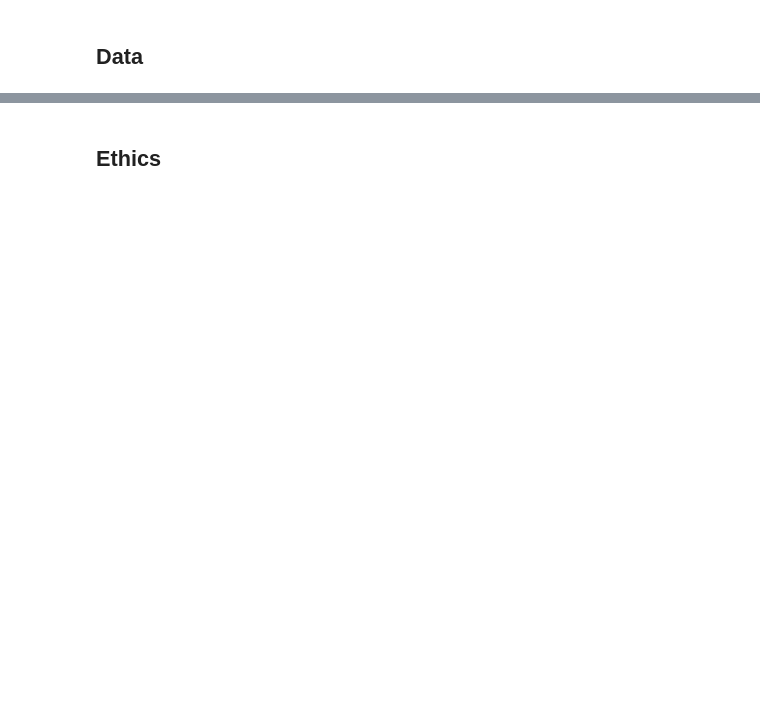
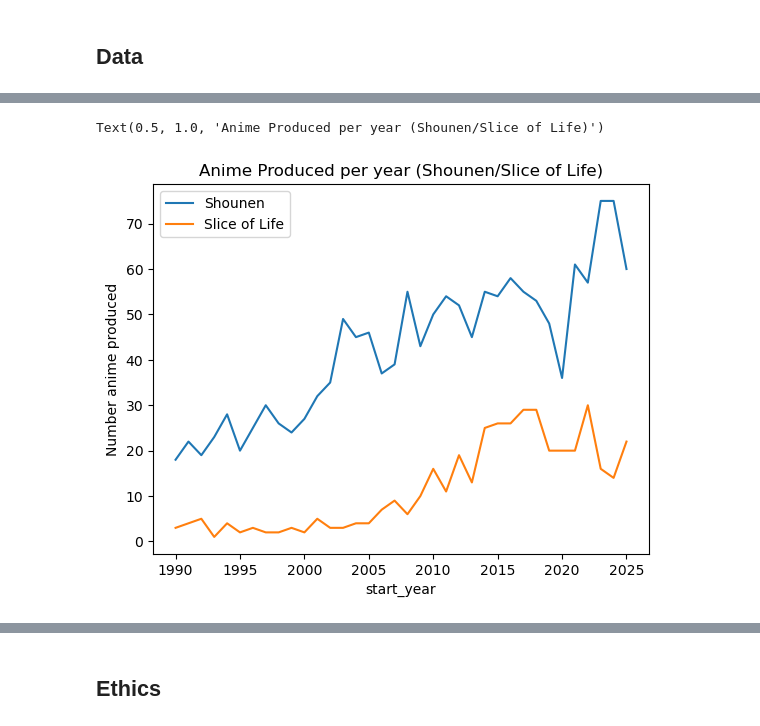
Before and after one commit to COGS108/Group089_WI26, a Jupyter notebook: 02-EDACheckpoint.ipynb, the cells around one changed output, grey strips where cells are left out. Drawn from its saved outputs; the diff is of its cells as text; code cells hidden in the pictures; blank space fills up the shorter version.

```diff
--- a/02-EDACheckpoint.ipynb
+++ b/02-EDACheckpoint.ipynb
@@ -153,0 +330,6 @@ Some more words and stuff.  Remember notebooks work best if you interleave the c
+# %%
+import numpy as np
+from collections import Counter
+import matplotlib.pyplot as plt
+import matplotlib.pyplot as plt
+df = pd.read_csv("./data/02-processed/preprocessed_anime_data.csv")
@@ -153,0 +340,15 @@ Some more words and stuff.  Remember notebooks work best if you interleave the c
+# %%
+#creates a dataframe with total Shounen and Slice of Life produced per year respectively
+cleaned_data = df.groupby('start_year')[['is_shounen','is_slice_of_life']].sum().reset_index()
+
+#filters out anime from before 1990 and after 2025
+cleaned_data = cleaned_data[(cleaned_data['start_year'] >= 1990) & (cleaned_data['start_year'] <= 2025)]
+
+#plot generation
+sns.lineplot(data = cleaned_data,x='start_year',y='is_shounen',label = 'Shounen')
+sns.lineplot(data = cleaned_data,x='start_year',y='is_slice_of_life',label = 'Slice of Life')
+plt.ylabel("Number anime produced")
+plt.title('Anime Produced per year (Shounen/Slice of Life)')
+# %% [output]
+Text(0.5, 1.0, 'Anime Produced per year (Shounen/Slice of Life)')
+[figure, added]
```
Also changed, not shown: parts of 76 cells of this notebook.
